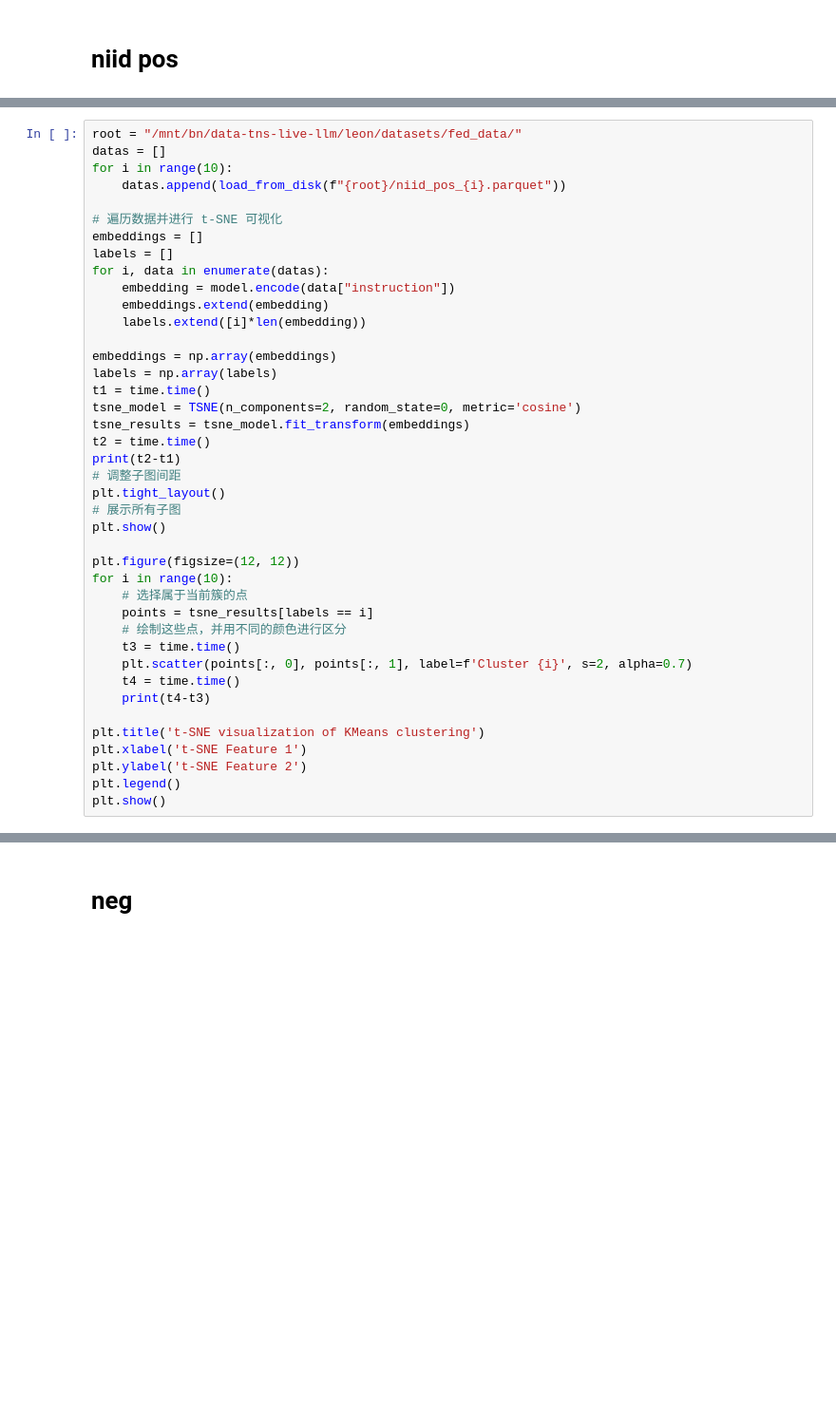
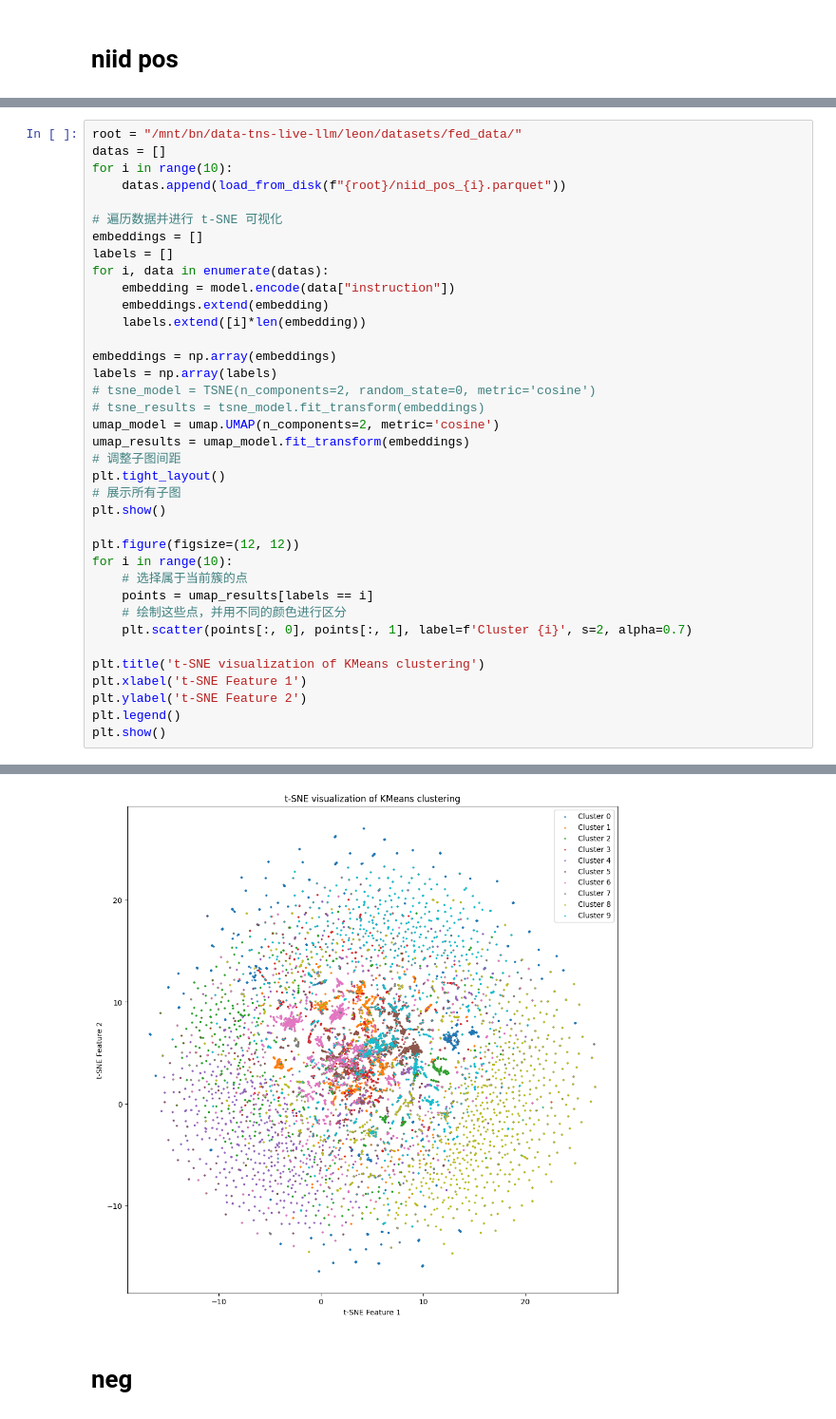
Before and after one commit to LEON-gittech/Cherry_LLM, a Jupyter notebook: non-iid.ipynb, the cells around one changed output, grey strips where cells are left out. Shown at 95% size. Saved outputs shown, nothing was run; the diff lists cells and outputs as text; blank space fills up the shorter version.

```diff
--- a/non-iid.ipynb
+++ b/non-iid.ipynb
@@ -127,11 +148,10 @@ for i, data in enumerate(datas):
 
 embeddings = np.array(embeddings)
 labels = np.array(labels)
-t1 = time.time()
-tsne_model = TSNE(n_components=2, random_state=0, metric='cosine')
-tsne_results = tsne_model.fit_transform(embeddings)
-t2 = time.time()
-print(t2-t1)
+# tsne_model = TSNE(n_components=2, random_state=0, metric='cosine')
+# tsne_results = tsne_model.fit_transform(embeddings)
+umap_model = umap.UMAP(n_components=2, metric='cosine')
+umap_results = umap_model.fit_transform(embeddings)
 # 调整子图间距
 plt.tight_layout()
 # 展示所有子图
@@ -140,15 +160,13 @@ plt.show()
 plt.figure(figsize=(12, 12))
 for i in range(10):
     # 选择属于当前簇的点
-    points = tsne_results[labels == i]
+    points = umap_results[labels == i]
     # 绘制这些点，并用不同的颜色进行区分
-    t3 = time.time()
     plt.scatter(points[:, 0], points[:, 1], label=f'Cluster {i}', s=2, alpha=0.7)
-    t4 = time.time()
-    print(t4-t3)
 
 plt.title('t-SNE visualization of KMeans clustering')
 plt.xlabel('t-SNE Feature 1')
 plt.ylabel('t-SNE Feature 2')
 plt.legend()
 plt.show()
+# %% [output]
@@ -155,3 +179,4 @@ plt.show()
+[figure, added]
 # %% [markdown]
 # neg
 # %%
```
Also changed, not shown: parts of 14 cells of this notebook.
